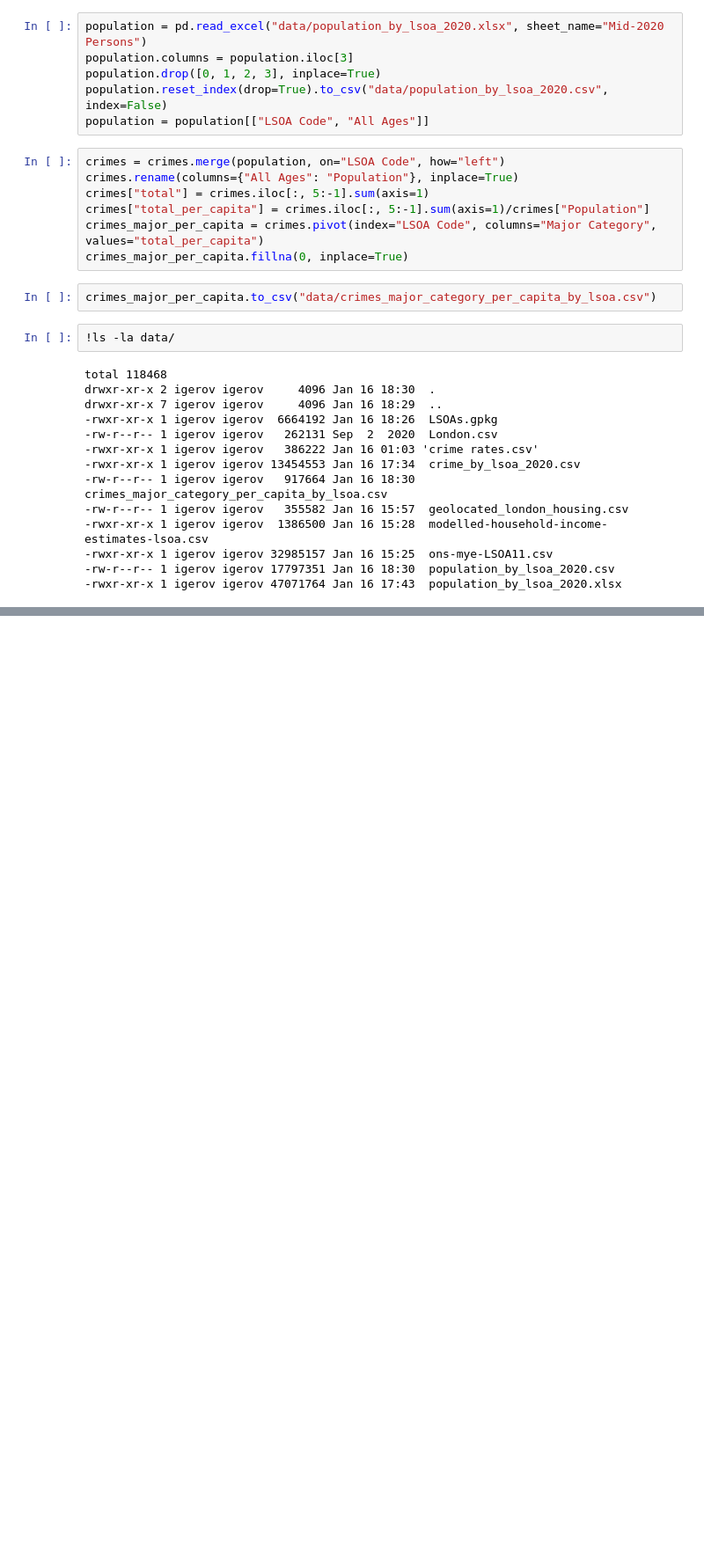
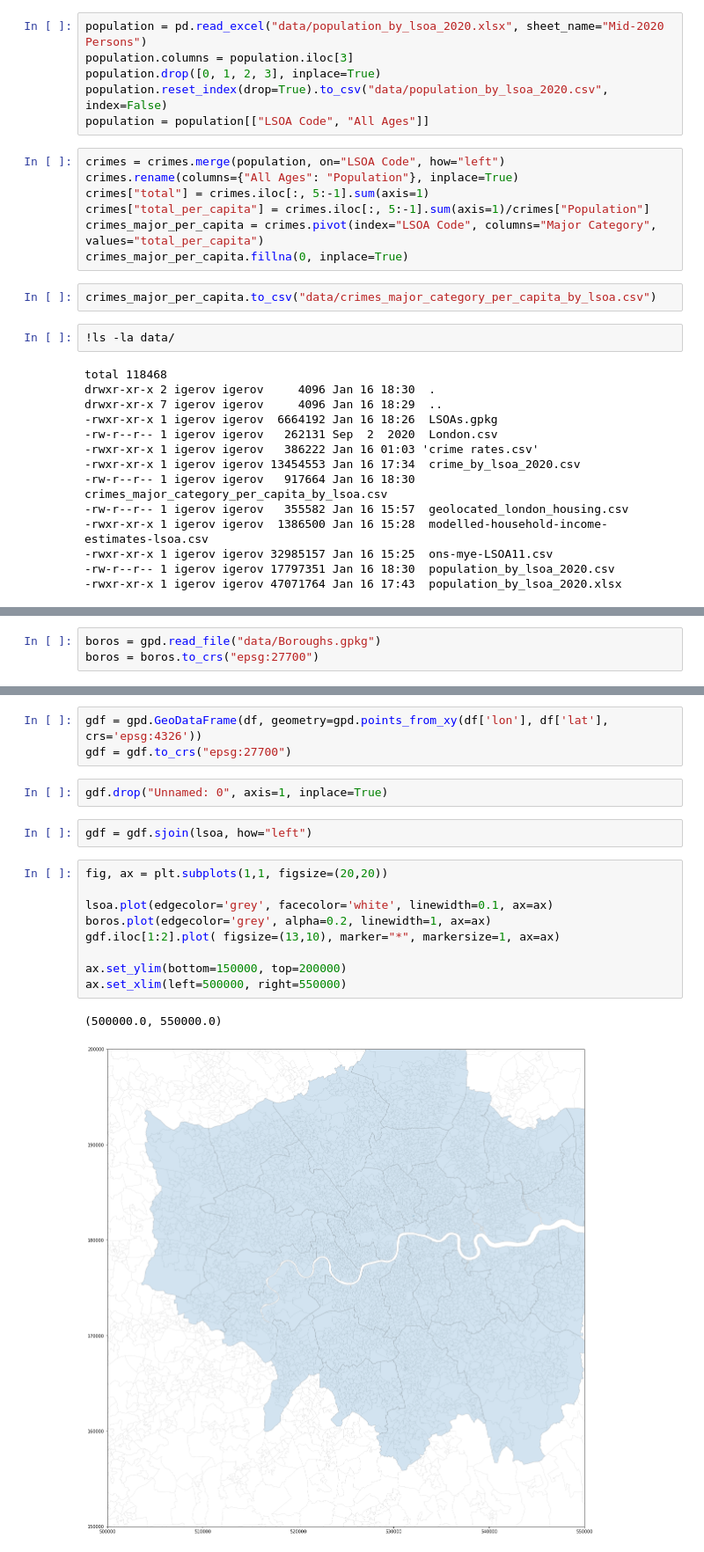
Before and after one commit to ivan-gerov/london_housing_prices, a Jupyter notebook: analysis.ipynb, the cells around one changed output, grey strips where cells are left out. Shown at 88% size. Saved outputs shown, nothing was run; the diff lists cells and outputs as text; blank space fills up the shorter version.

```diff
--- a/analysis.ipynb
+++ b/analysis.ipynb
@@ -180,0 +184,3 @@ drwxr-xr-x 7 igerov igerov     4096 Jan 16 18:29  ..
+# %%
+boros = gpd.read_file("data/Boroughs.gpkg")
+boros = boros.to_crs("epsg:27700")
@@ -180,0 +204,19 @@ drwxr-xr-x 7 igerov igerov     4096 Jan 16 18:29  ..
+# %%
+gdf = gpd.GeoDataFrame(df, geometry=gpd.points_from_xy(df['lon'], df['lat'], crs='epsg:4326'))
+gdf = gdf.to_crs("epsg:27700")
+# %%
+gdf.drop("Unnamed: 0", axis=1, inplace=True)
+# %%
+gdf = gdf.sjoin(lsoa, how="left")
+# %%
+fig, ax = plt.subplots(1,1, figsize=(20,20))
+
+lsoa.plot(edgecolor='grey', facecolor='white', linewidth=0.1, ax=ax)
+boros.plot(edgecolor='grey', alpha=0.2, linewidth=1, ax=ax)
+gdf.iloc[1:2].plot( figsize=(13,10), marker="*", markersize=1, ax=ax)
+
+ax.set_ylim(bottom=150000, top=200000)
+ax.set_xlim(left=500000, right=550000)
+# %% [output]
+(500000.0, 550000.0)
+[figure, added]
```
Also changed, not shown: parts of 9 cells of this notebook, 2 other files.
